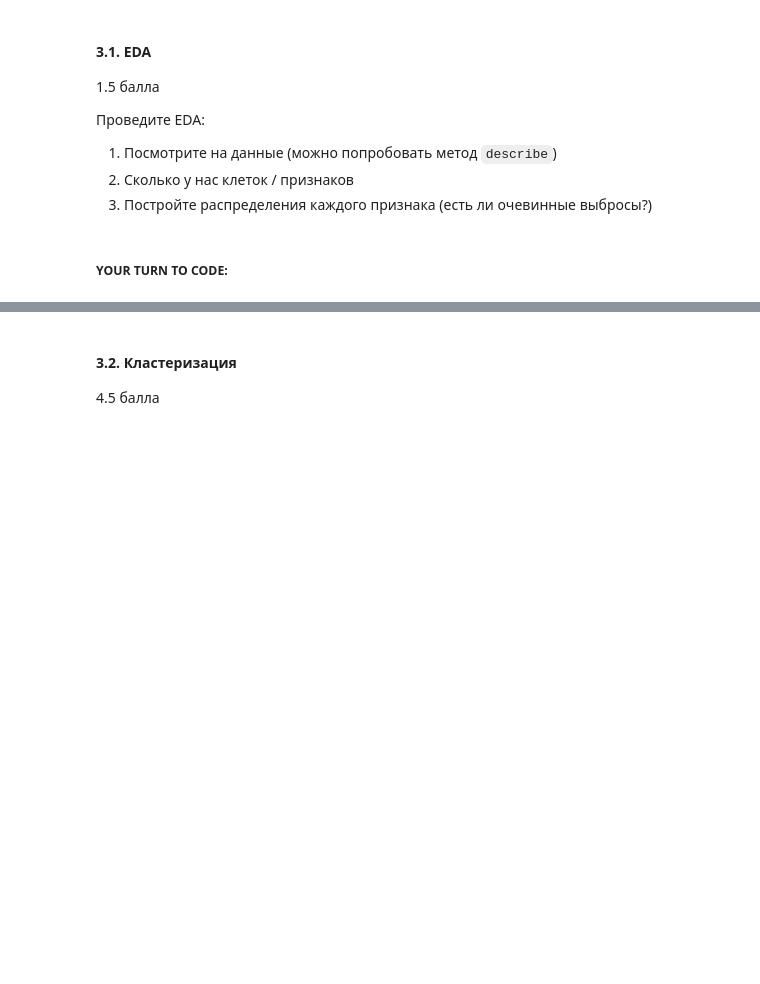
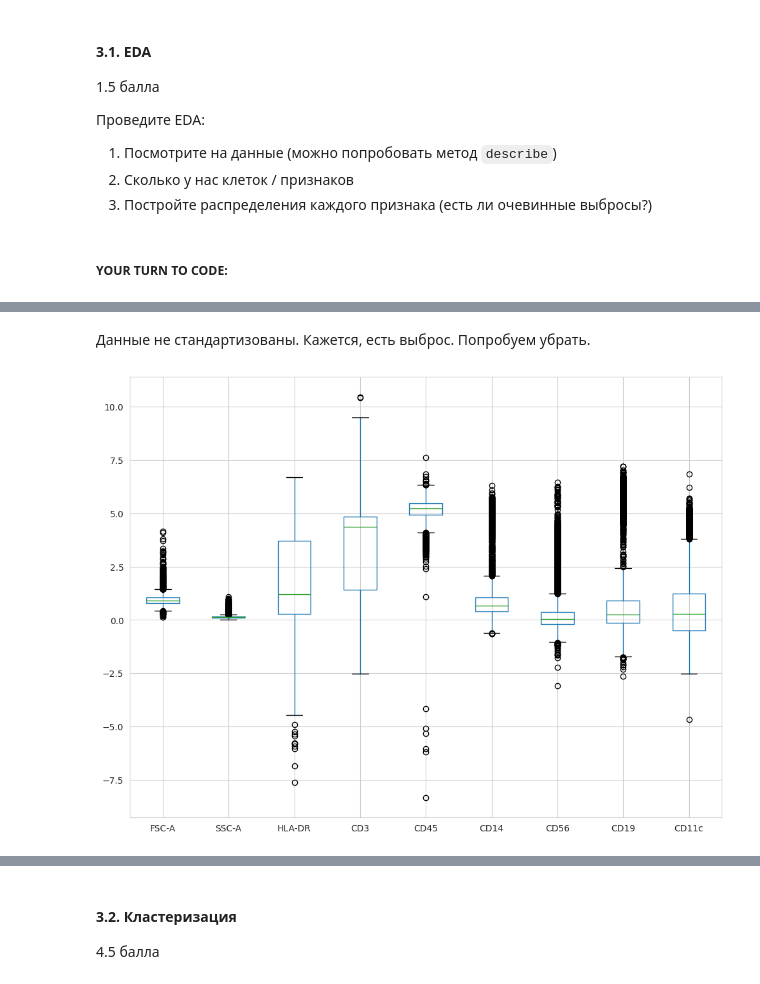
Before and after one commit to grishchenkoira/BI-ml-2024-homeworks, a Jupyter notebook: HW3/Cluster_tSNE.ipynb, the cells around one changed output, grey strips where cells are left out. Cells and saved outputs as stored; diff of their text form; code cells hidden in the pictures; blank space fills up the shorter version.

```diff
--- a/HW3/Cluster_tSNE.ipynb
+++ b/HW3/Cluster_tSNE.ipynb
@@ -362,0 +407,7 @@ fc_data = pd.read_csv(join(DATA_PATH, "flow_c_data.csv"), index_col=0)
+# %% [markdown]
+Данные не стандартизованы. Кажется, есть выброс. Попробуем убрать.
+# %%
+fc_data_no_outl = fc_data[fc_data['FSC-A'] < 40]
+fc_data_no_outl.boxplot();
+# %% [output]
+[figure, added]
```
Also changed, not shown: parts of 8 cells of this notebook.
